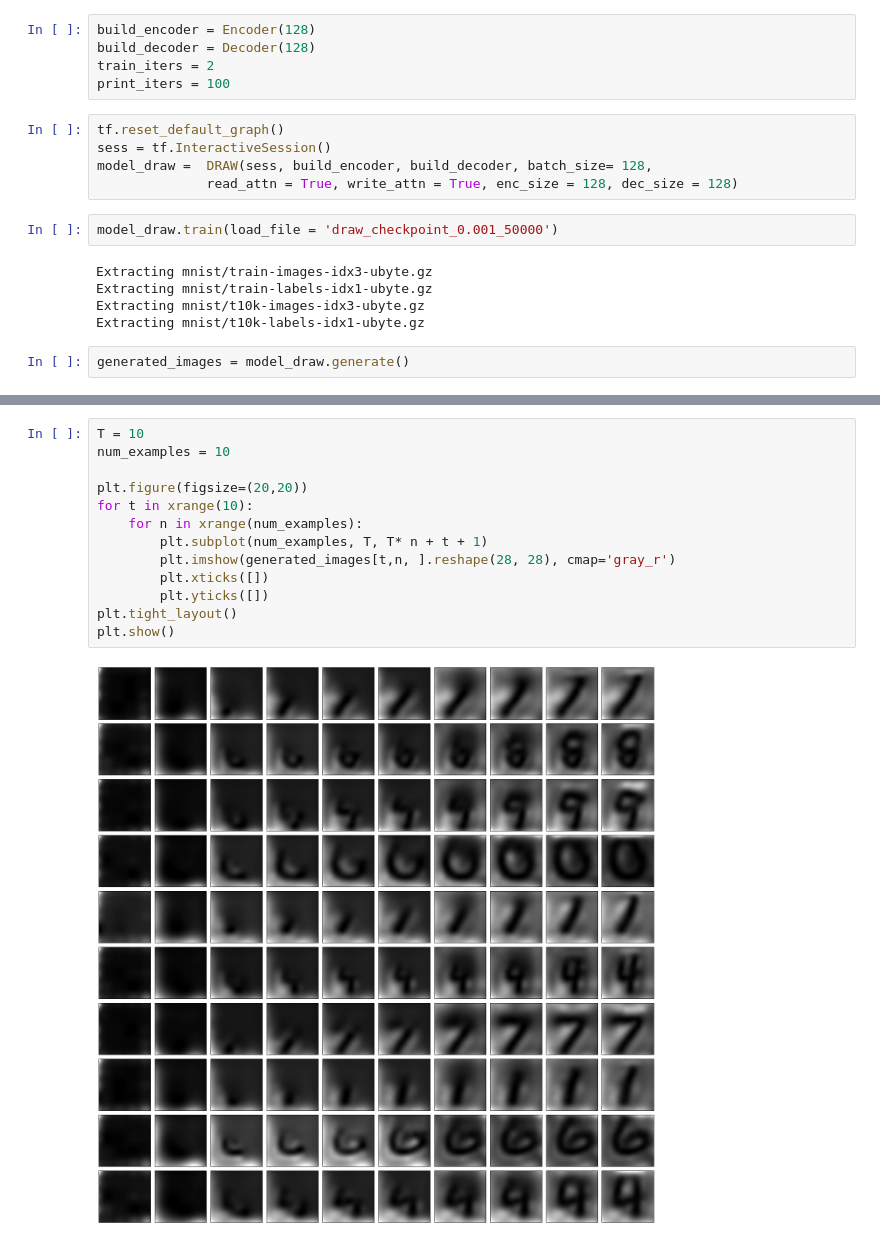
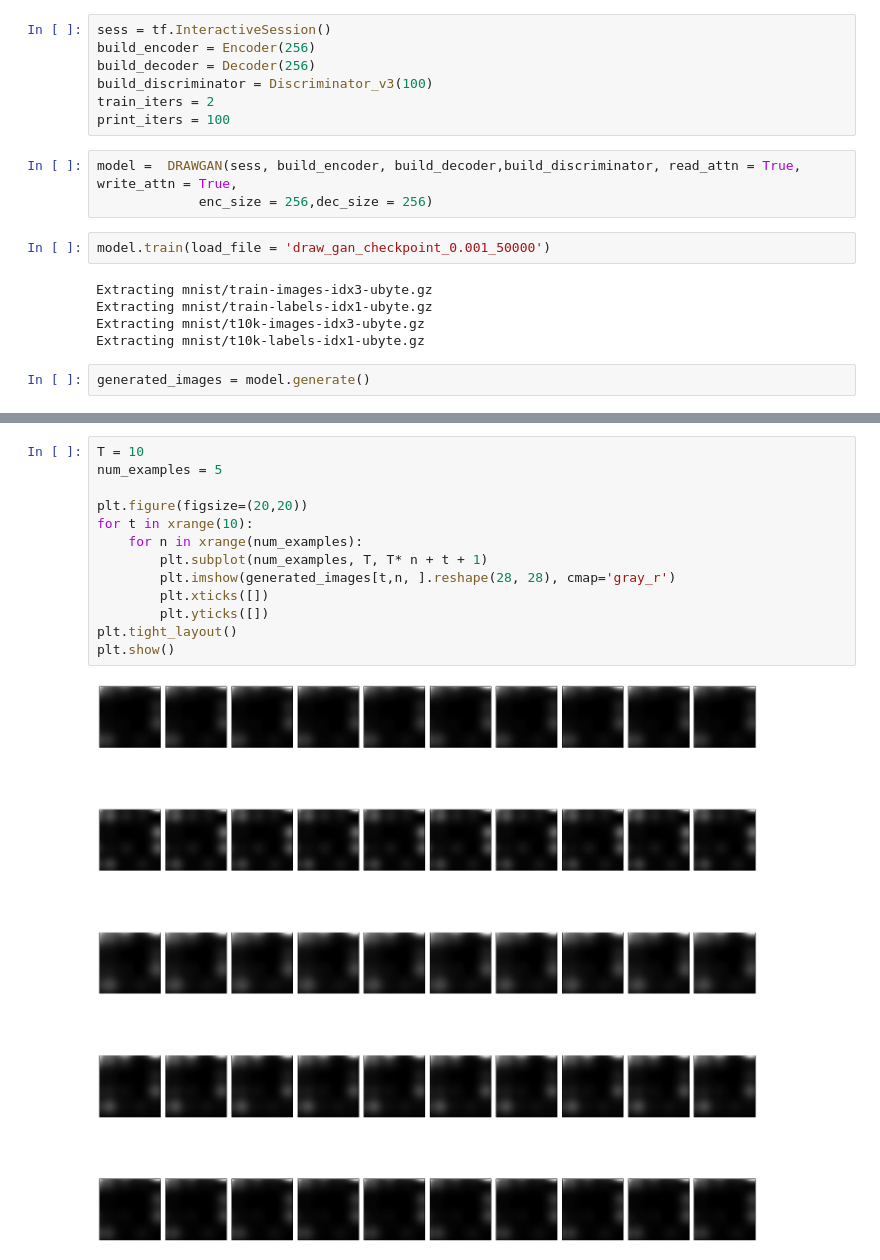
Before and after one commit to Jianbo-Lab/deep-learning-project, a Jupyter notebook: DRAW/main.ipynb, the cells around one changed output, grey strips where cells are left out. Cells and saved outputs as stored; diff of their text form.

Commit message:
draw gan

```diff
--- a/DRAW/main.ipynb
+++ b/DRAW/main.ipynb
@@ -18,22 +20,22 @@ import matplotlib.pyplot as plt
 # %%
-build_encoder = Encoder(128)
-build_decoder = Decoder(128)
+sess = tf.InteractiveSession()
+build_encoder = Encoder(256)
+build_decoder = Decoder(256)
+build_discriminator = Discriminator_v3(100)
 train_iters = 2
 print_iters = 100
 # %%
-tf.reset_default_graph()
-sess = tf.InteractiveSession()
-model_draw =  DRAW(sess, build_encoder, build_decoder, batch_size= 128,
-              read_attn = True, write_attn = True, enc_size = 128, dec_size = 128)
+model =  DRAWGAN(sess, build_encoder, build_decoder,build_discriminator, read_attn = True, write_attn = True,
+             enc_size = 256,dec_size = 256)
 # %%
-model_draw.train(load_file = 'draw_checkpoint_0.001_50000')
+model.train(load_file = 'draw_gan_checkpoint_0.001_50000')
 # %% [output]
 Extracting mnist/train-images-idx3-ubyte.gz
 Extracting mnist/train-labels-idx1-ubyte.gz
 Extracting mnist/t10k-images-idx3-ubyte.gz
 Extracting mnist/t10k-labels-idx1-ubyte.gz
 # %%
-generated_images = model_draw.generate()
+generated_images = model.generate()
 # %%
 generated_images.shape
 # %% [output]
@@ -41,15 +43,15 @@ generated_images.shape
 # %%
 T = 10
-num_examples = 10
+num_examples = 5
 
 plt.figure(figsize=(20,20))
 for t in xrange(10):
     for n in xrange(num_examples):
         plt.subplot(num_examples, T, T* n + t + 1)
         plt.imshow(generated_images[t,n, ].reshape(28, 28), cmap='gray_r')
         plt.xticks([])
         plt.yticks([])
 plt.tight_layout()
 plt.show()
 # %% [output]
-[figure, old version]
+[figure, new version]
```
Also changed, not shown: parts of 9 cells of this notebook, 8 other files.
